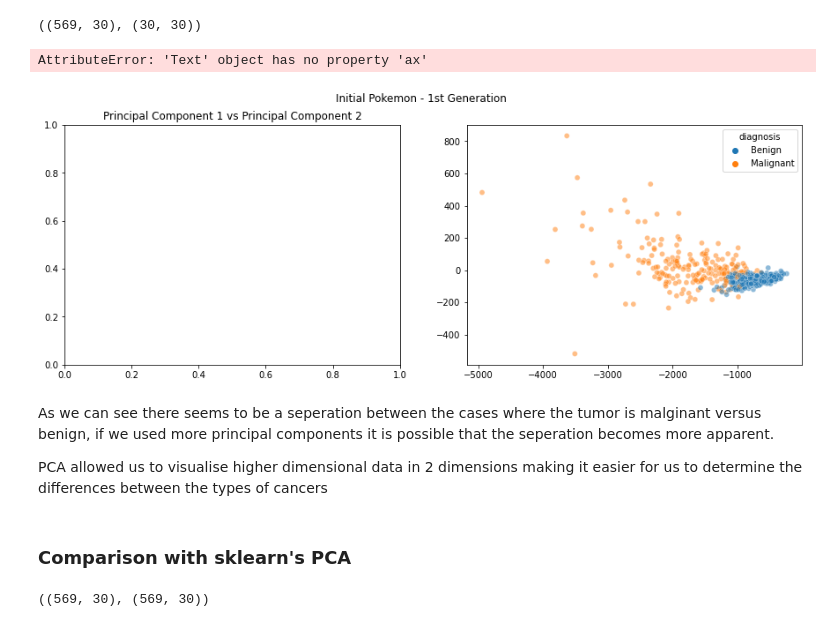
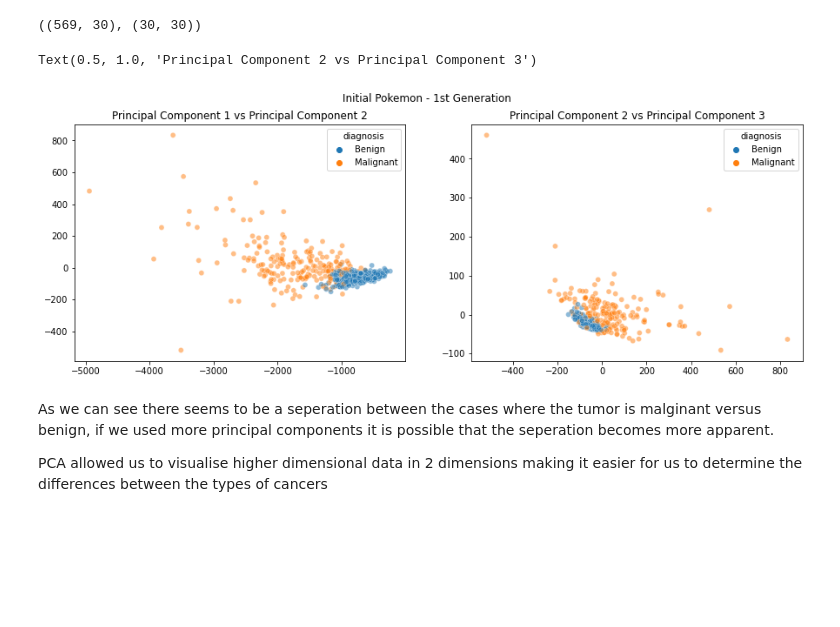
Before and after one commit to eshaansn/lin-alg, a Jupyter notebook: Singular Value Decomposition/Principal Component Analysis with SVD/Principal Component Analysis with SVD.ipynb, the cells around one changed output. Drawn from its saved outputs; the diff is of its cells as text; code cells hidden in the pictures; blank space fills up the shorter version.

```diff
--- a/Singular Value Decomposition/Principal Component Analysis with SVD/Principal Component Analysis with SVD.ipynb
+++ b/Singular Value Decomposition/Principal Component Analysis with SVD/Principal Component Analysis with SVD.ipynb
@@ -156,21 +154,19 @@ display((X_arr.shape, V.shape))
 pca = U @ np.diag(S)
 # %% [output]
 ((569, 30), (30, 30))
-# %%
-fig, axes = plt.subplots(1, 2, figsize=(15, 5))
-fig.suptitle('Initial Pokemon - 1st Generation')
-
-sns.scatterplot(x=pca.T[0], y=pca.T[1], hue=y.map({'M':'Malignant', 'B':'Benign'}), alpha=0.5)
-axes[0].set_title('Principal Component 1 vs Principal Component 2', ax=axes[0])
-
-sns.scatterplot(x=pca.T[1], y=pca.T[2], hue=y.map({'M':'Malignant', 'B':'Benign'}), alpha=0.5)
-axes[1].set_title('Principal Component 2 vs Principal Component 3', ax=axes[1])
-# %% [output]
-AttributeError: 'Text' object has no property 'ax'
-[figure, removed]
+# %%
+fig, axes = plt.subplots(1, 2, figsize=(15, 5))
+fig.suptitle('Initial Pokemon - 1st Generation')
+
+sns.scatterplot(x=pca.T[0], y=pca.T[1], hue=y.map({'M':'Malignant', 'B':'Benign'}), alpha=0.5, ax=axes[0])
+axes[0].set_title('Principal Component 1 vs Principal Component 2')
+
+sns.scatterplot(x=pca.T[1], y=pca.T[2], hue=y.map({'M':'Malignant', 'B':'Benign'}), alpha=0.5, ax=axes[1])
+axes[1].set_title('Principal Component 2 vs Principal Component 3')
+# %% [output]
+Text(0.5, 1.0, 'Principal Component 2 vs Principal Component 3')
+[figure, added]
 # %% [markdown]
 As we can see there seems to be a seperation between the cases where the tumor is malginant versus benign, if we used more principal components it is possible that the seperation becomes more apparent.
 
 PCA allowed us to visualise higher dimensional data in 2 dimensions making it easier for us to determine the differences between the types of cancers
-# %% [markdown]
-### Comparison with sklearn's PCA
@@ -182,4 +172,0 @@ X_pca_sklearn = pca.fit_transform(X.to_numpy())
-# %%
-X_pca_sklearn.shape, X.to_numpy().shape
-# %% [output]
-((569, 30), (569, 30))
```
Also changed, not shown: parts of 15 cells of this notebook.
